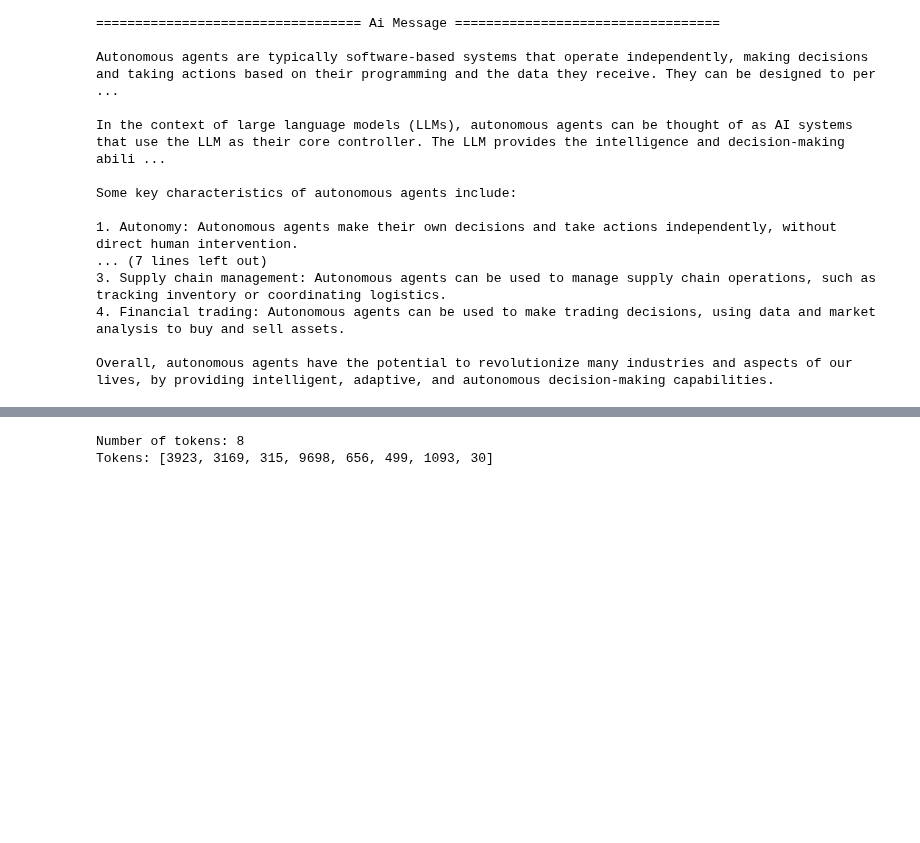
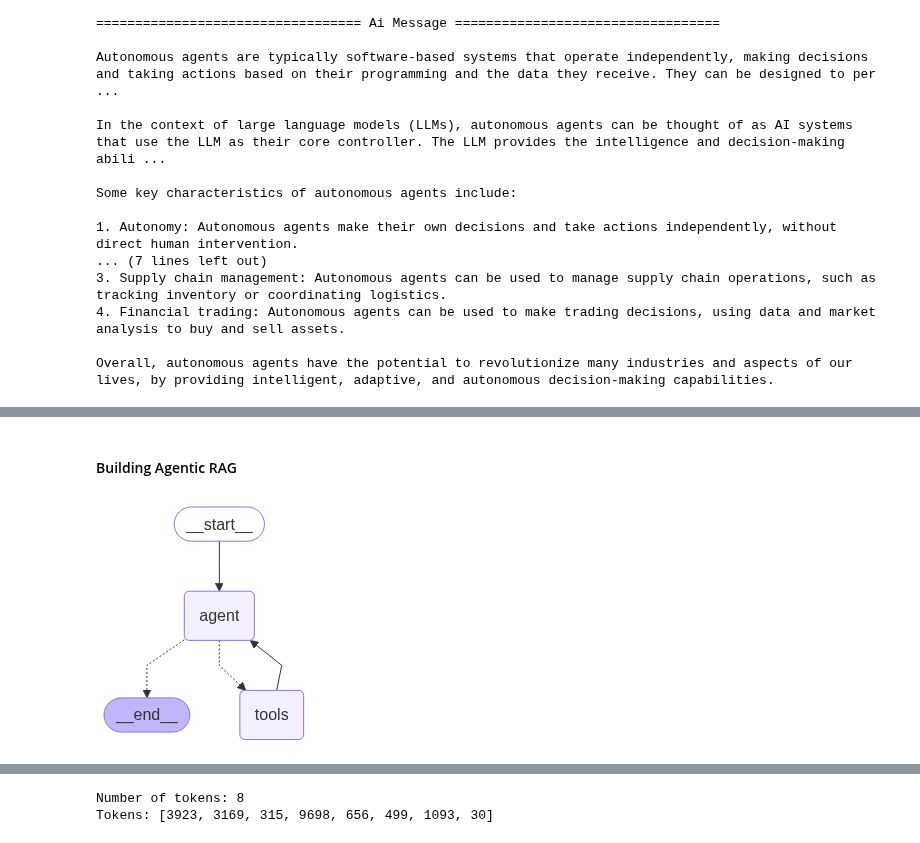
Before and after one commit to chayansraj/Agentic-RAG-with-evalution-Langchain, a Jupyter notebook: rag/setup_rag.ipynb, the cells around one changed output, grey strips where cells are left out. Saved outputs shown, nothing was run; the diff lists cells and outputs as text; code cells hidden in the pictures; blank space fills up the shorter version.

```diff
--- a/rag/setup_rag.ipynb
+++ b/rag/setup_rag.ipynb
@@ -404,0 +440,2 @@ Overall, autonomous agents have the potential to revolutionize many industries a
+# %% [markdown]
+#### Building Agentic RAG
@@ -404,0 +444,6 @@ Overall, autonomous agents have the potential to revolutionize many industries a
+# %%
+agent = create_react_agent(model=llm, tools=[retrieve], checkpointer=memory)
+# %%
+display(Image(agent.get_graph().draw_mermaid_png()))
+# %% [output]
+[figure, added]
```
Also changed, not shown: parts of 11 cells of this notebook.
